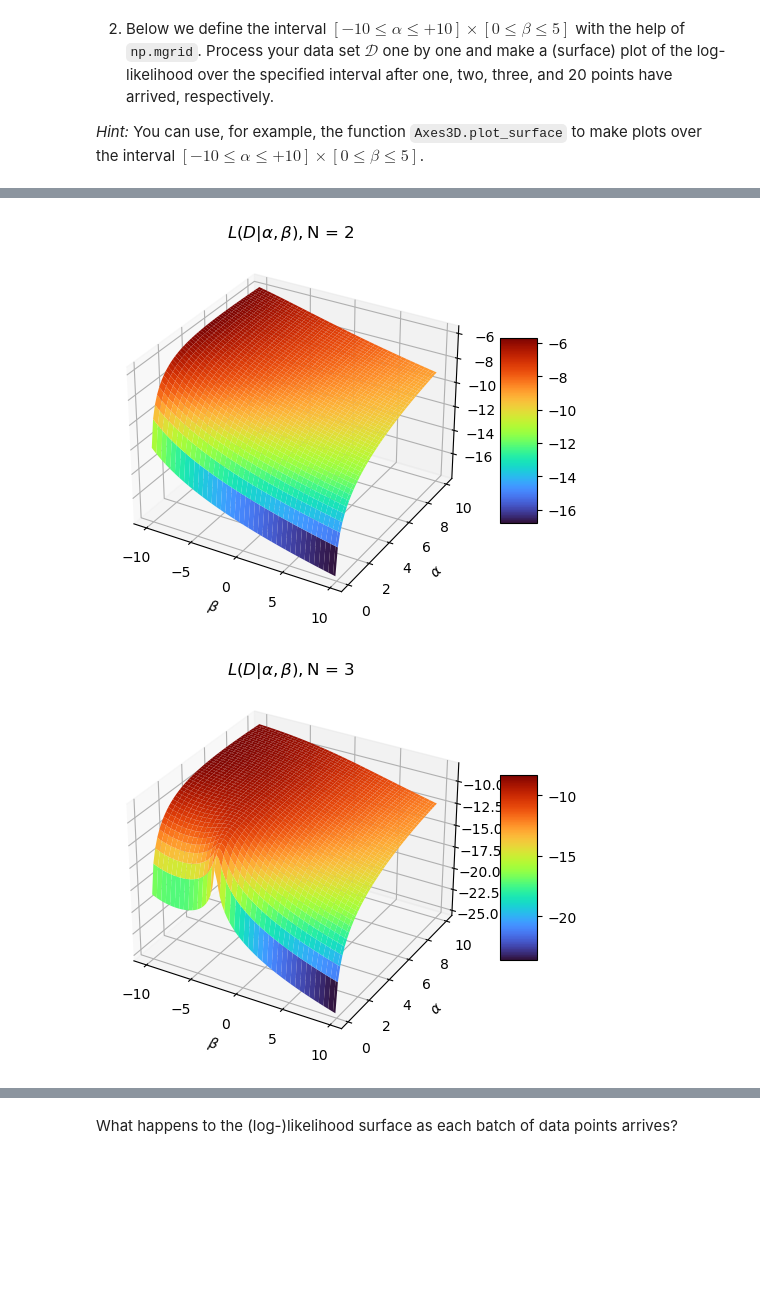
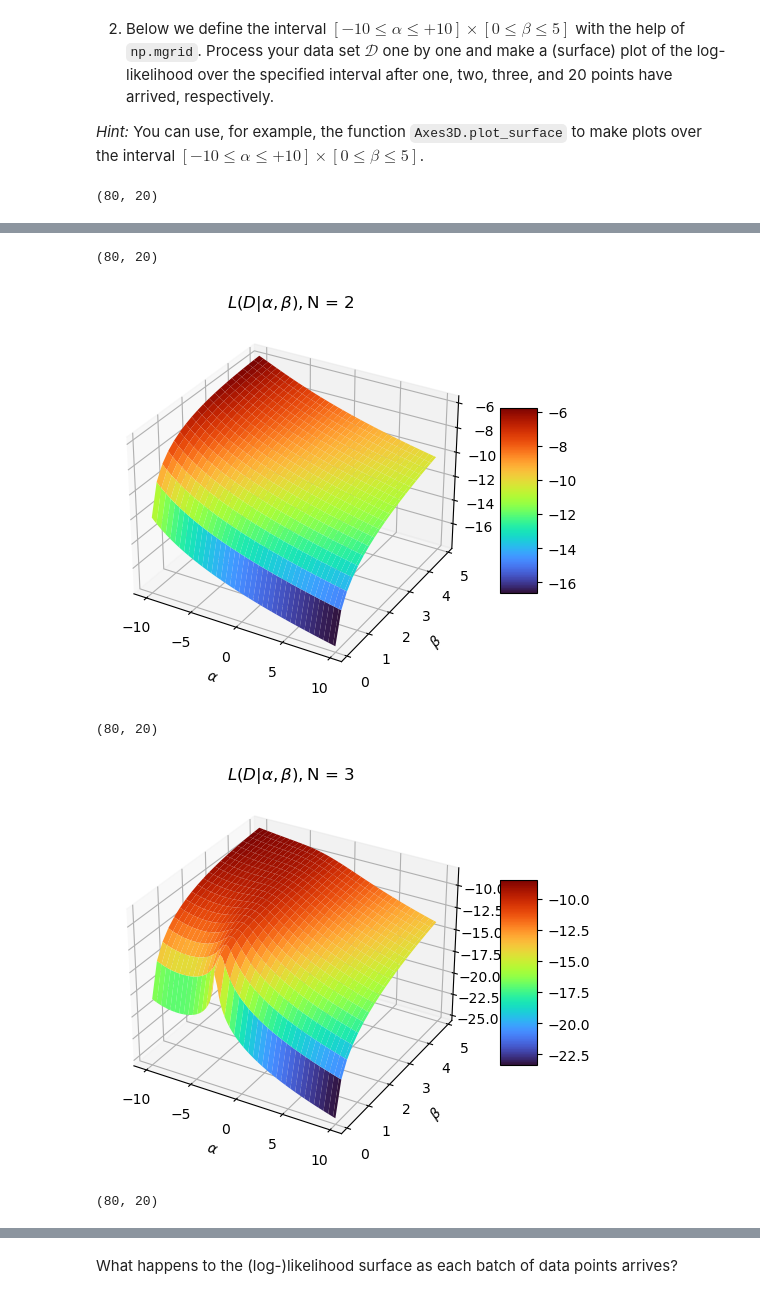
Before and after one commit to meraxion/SML24, a Jupyter notebook: SML24_as03/SML24_as03_1.ipynb, the cells around one changed output, grey strips where cells are left out. Saved outputs shown, nothing was run; the diff lists cells and outputs as text; code cells hidden in the pictures; blank space fills up the shorter version.

```diff
--- a/SML24_as03/SML24_as03_1.ipynb
+++ b/SML24_as03/SML24_as03_1.ipynb
@@ -377,7 +405,7 @@ A : array
 B : array
     The interval [0, 5].
 """
-A, B = np.mgrid[-10:10:0.25, 0.1:10:0.2]
+A, B = np.mgrid[-10:10:0.25, 0.1:5:0.25]
 
 """
 Plot 2D log-likelihood surface as a function of the number of points.
@@ -388,8 +416,8 @@ def plot_log_liklihood(D, A, B):
     LLL = lighthouse_log_likelihood(A, B, D)
     surface = ax.plot_surface(A, B, LLL, cmap=cm.turbo, label=f"N={len(D)}")
     fig.colorbar(surface, shrink=0.5, aspect=5, )
-    plt.ylabel(r'$\alpha$')
-    plt.xlabel(r'$\beta$')
+    plt.xlabel(r'$\alpha$')
+    plt.ylabel(r'$\beta$')
     plt.title(r'$L(D|\alpha, \beta), $' + f"N = {len(D)}")
     plt.show()
 
@@ -400,3 +428,4 @@ for index in data_index:
 
     plot_log_liklihood(D[:index], A, B)
 # %% [output]
+(80, 20)
@@ -404,2 +433,5 @@ for index in data_index:
+(80, 20)
-[figure, old version]
+[figure, new version]
+(80, 20)
-[figure, old version]
+[figure, new version]
+(80, 20)
```
Also changed, not shown: parts of 11 cells of this notebook.
